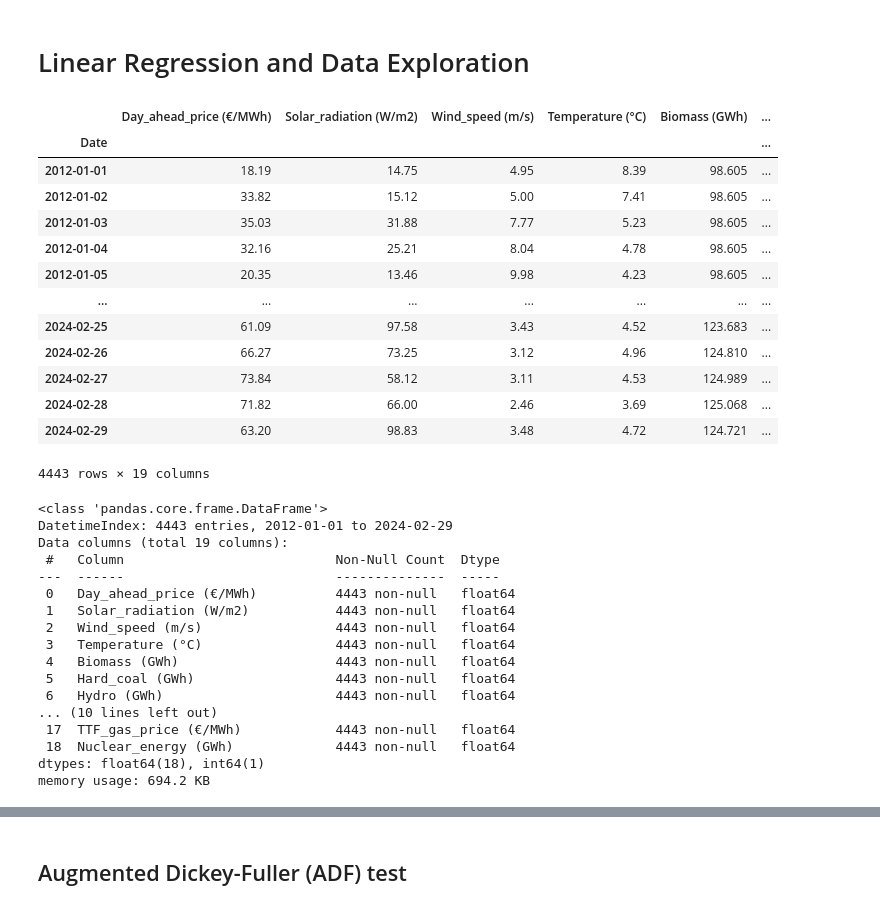
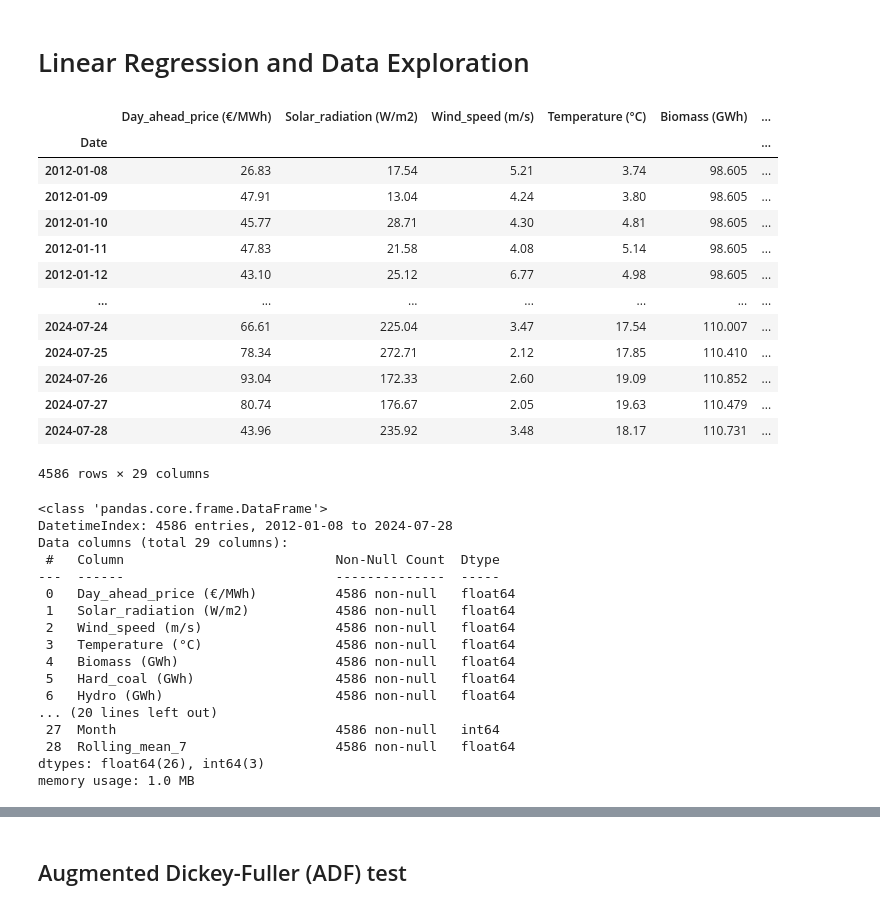
Before and after one commit to stefgr1/Prediction_of_energy_prices, a Jupyter notebook: predictions/Linear_regression/linear_regression.ipynb, the cells around one changed output, grey strips where cells are left out. Drawn from its saved outputs; the diff is of its cells as text; code cells hidden in the pictures.

```diff
--- a/predictions/Linear_regression/linear_regression.ipynb
+++ b/predictions/Linear_regression/linear_regression.ipynb
@@ -24,40 +24,40 @@ def load_and_prepare_data(file_path):
     return df
 # %%
 # Import the data
-data = load_and_prepare_data('../../data/Final_data/final_data.csv')
+data = load_and_prepare_data('../../data/Final_data/final_data_july.csv')
 data
 # %% [output]
 |  | Day_ahead_price (€/MWh) | Solar_radiation (W/m2) | Wind_speed (m/s) | Temperature (°C) | Biomass (GWh) | ... |
 | Date |  |  |  |  |  | ... |
-| 2012-01-01 | 18.19 | 14.75 | 4.95 | 8.39 | 98.605 | ... |
-| 2012-01-02 | 33.82 | 15.12 | 5.00 | 7.41 | 98.605 | ... |
-| 2012-01-03 | 35.03 | 31.88 | 7.77 | 5.23 | 98.605 | ... |
-| 2012-01-04 | 32.16 | 25.21 | 8.04 | 4.78 | 98.605 | ... |
-| 2012-01-05 | 20.35 | 13.46 | 9.98 | 4.23 | 98.605 | ... |
+| 2012-01-08 | 26.83 | 17.54 | 5.21 | 3.74 | 98.605 | ... |
+| 2012-01-09 | 47.91 | 13.04 | 4.24 | 3.80 | 98.605 | ... |
+| 2012-01-10 | 45.77 | 28.71 | 4.30 | 4.81 | 98.605 | ... |
+| 2012-01-11 | 47.83 | 21.58 | 4.08 | 5.14 | 98.605 | ... |
+| 2012-01-12 | 43.10 | 25.12 | 6.77 | 4.98 | 98.605 | ... |
 | ... | ... | ... | ... | ... | ... | ... |
-| 2024-02-25 | 61.09 | 97.58 | 3.43 | 4.52 | 123.683 | ... |
-| 2024-02-26 | 66.27 | 73.25 | 3.12 | 4.96 | 124.810 | ... |
-| 2024-02-27 | 73.84 | 58.12 | 3.11 | 4.53 | 124.989 | ... |
-| 2024-02-28 | 71.82 | 66.00 | 2.46 | 3.69 | 125.068 | ... |
-| 2024-02-29 | 63.20 | 98.83 | 3.48 | 4.72 | 124.721 | ... |
+| 2024-07-24 | 66.61 | 225.04 | 3.47 | 17.54 | 110.007 | ... |
+| 2024-07-25 | 78.34 | 272.71 | 2.12 | 17.85 | 110.410 | ... |
+| 2024-07-26 | 93.04 | 172.33 | 2.60 | 19.09 | 110.852 | ... |
+| 2024-07-27 | 80.74 | 176.67 | 2.05 | 19.63 | 110.479 | ... |
+| 2024-07-28 | 43.96 | 235.92 | 3.48 | 18.17 | 110.731 | ... |
-4443 rows × 19 columns
+4586 rows × 29 columns
 # %%
 data.info()
 # %% [output]
 <class 'pandas.core.frame.DataFrame'>
-DatetimeIndex: 4443 entries, 2012-01-01 to 2024-02-29
-Data columns (total 19 columns):
+DatetimeIndex: 4586 entries, 2012-01-08 to 2024-07-28
+Data columns (total 29 columns):
  #   Column                           Non-Null Count  Dtype
 ---  ------                           --------------  -----
- 0   Day_ahead_price (€/MWh)          4443 non-null   float64
- 1   Solar_radiation (W/m2)           4443 non-null   float64
- 2   Wind_speed (m/s)                 4443 non-null   float64
- 3   Temperature (°C)                 4443 non-null   float64
- 4   Biomass (GWh)                    4443 non-null   float64
- 5   Hard_coal (GWh)                  4443 non-null   float64
- 6   Hydro (GWh)                      4443 non-null   float64
-... (10 lines left out)
- 17  TTF_gas_price (€/MWh)            4443 non-null   float64
- 18  Nuclear_energy (GWh)             4443 non-null   float64
-dtypes: float64(18), int64(1)
-memory usage: 694.2 KB
+ 0   Day_ahead_price (€/MWh)          4586 non-null   float64
+ 1   Solar_radiation (W/m2)           4586 non-null   float64
+ 2   Wind_speed (m/s)                 4586 non-null   float64
+ 3   Temperature (°C)                 4586 non-null   float64
+ 4   Biomass (GWh)                    4586 non-null   float64
+ 5   Hard_coal (GWh)                  4586 non-null   float64
+ 6   Hydro (GWh)                      4586 non-null   float64
+... (20 lines left out)
+ 27  Month                            4586 non-null   int64
+ 28  Rolling_mean_7                   4586 non-null   float64
+dtypes: float64(26), int64(3)
+memory usage: 1.0 MB
```
Also changed, not shown: parts of 13 cells of this notebook, 13 other files.
